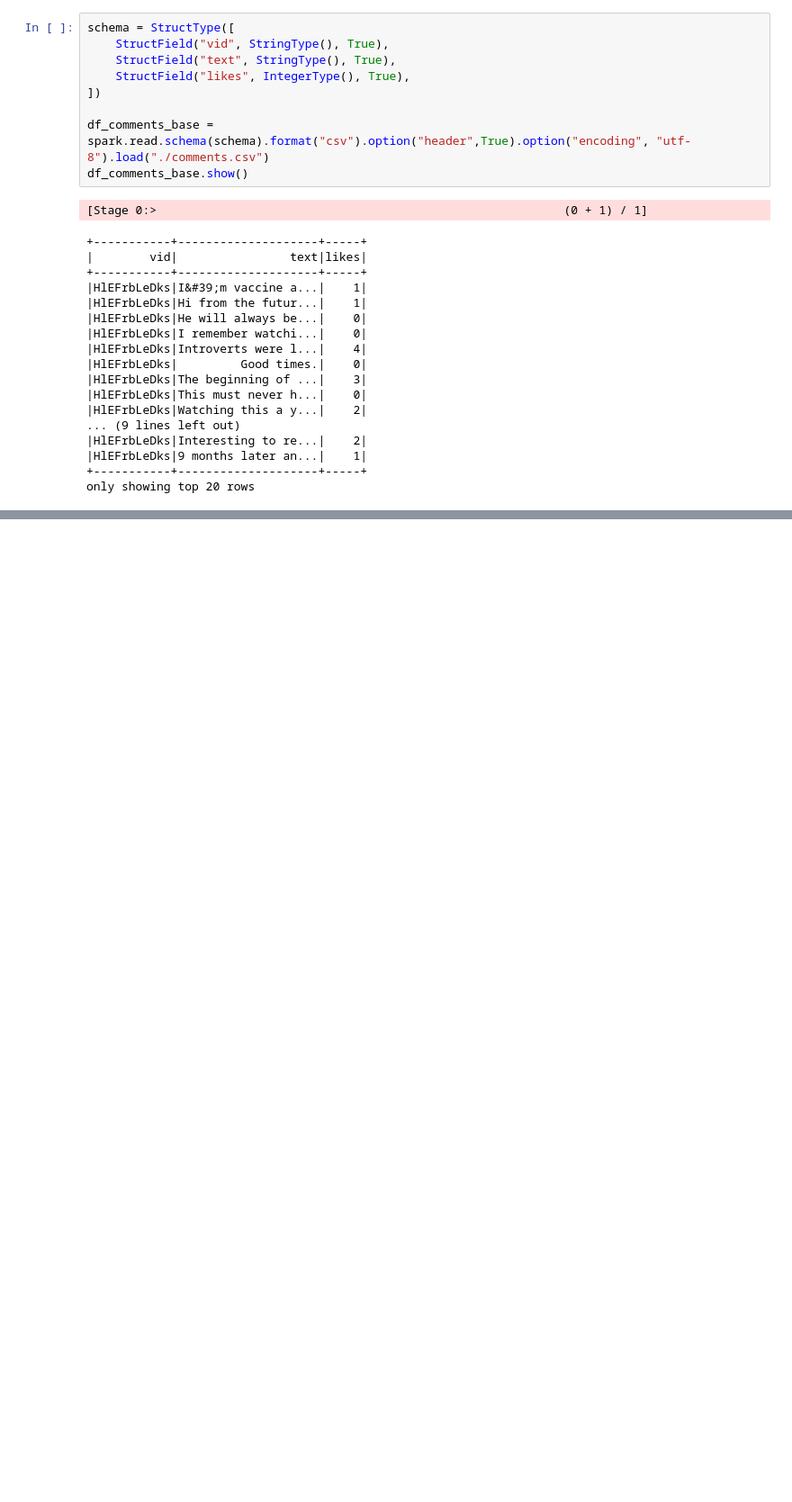
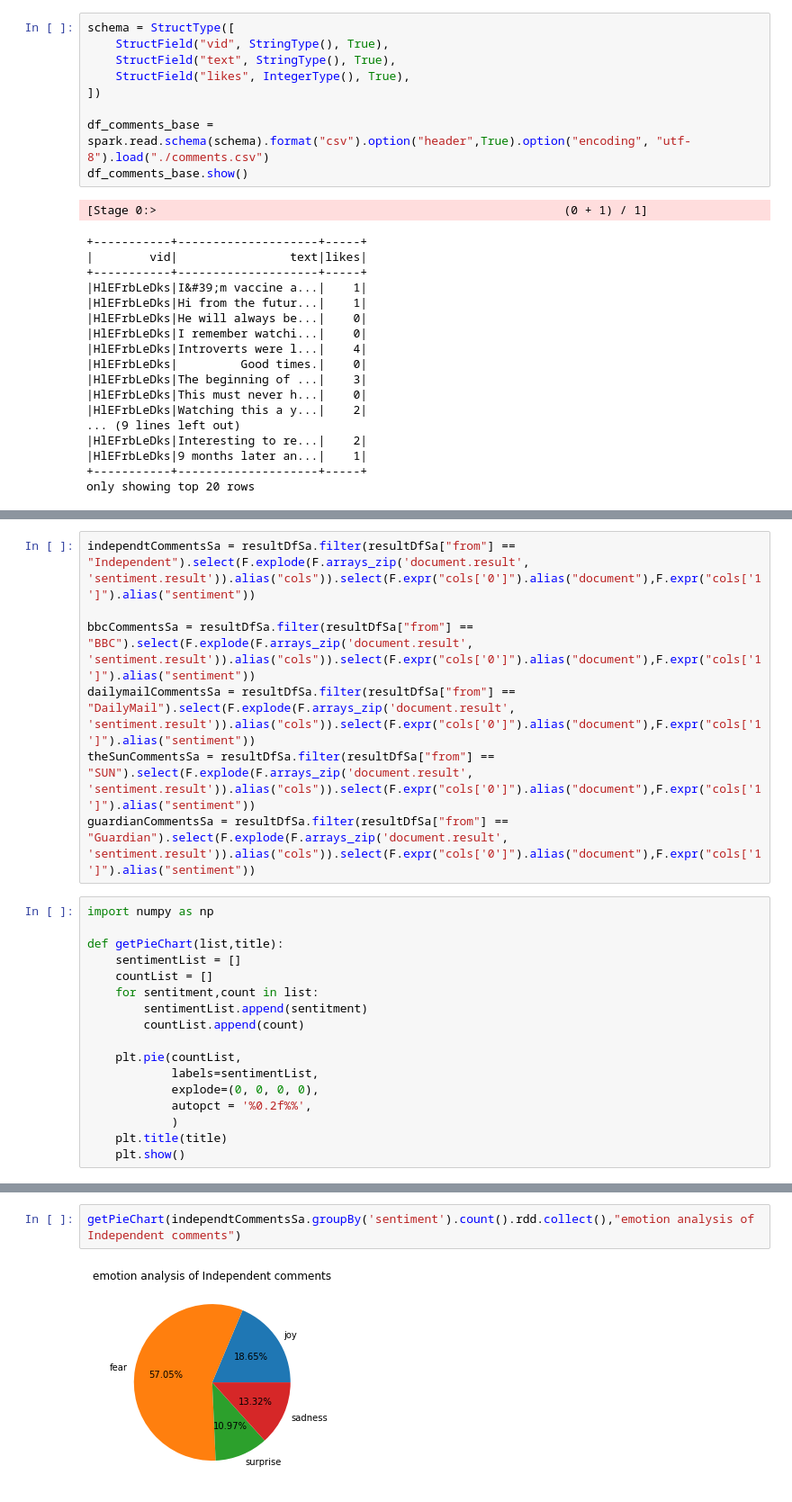
Before and after one commit to WesleyOMorrow/SW_group27, a Jupyter notebook: project/youtube_api_retrieval/youtube_comments_analyzer_LDA.ipynb, the cells around one changed output, grey strips where cells are left out. Shown at 90% size. Cells and saved outputs as stored; diff of their text form; blank space fills up the shorter version.

Commit message:
add emotion analysis

```diff
--- a/project/youtube_api_retrieval/youtube_comments_analyzer_LDA.ipynb
+++ b/project/youtube_api_retrieval/youtube_comments_analyzer_LDA.ipynb
@@ -309,0 +373,24 @@ Successfully installed cycler-0.11.0 fonttools-4.28.5 kiwisolver-1.3.2 matplotli
+# %%
+independtCommentsSa = resultDfSa.filter(resultDfSa["from"] == "Independent").select(F.explode(F.arrays_zip('document.result', 'sentiment.result')).alias("cols")).select(F.expr("cols['0']").alias("document"),F.expr("cols['1']").alias("sentiment"))
+
+bbcCommentsSa = resultDfSa.filter(resultDfSa["from"] == "BBC").select(F.explode(F.arrays_zip('document.result', 'sentiment.result')).alias("cols")).select(F.expr("cols['0']").alias("document"),F.expr("cols['1']").alias("sentiment"))
+dailymailCommentsSa = resultDfSa.filter(resultDfSa["from"] == "DailyMail").select(F.explode(F.arrays_zip('document.result', 'sentiment.result')).alias("cols")).select(F.expr("cols['0']").alias("document"),F.expr("cols['1']").alias("sentiment"))
+theSunCommentsSa = resultDfSa.filter(resultDfSa["from"] == "SUN").select(F.explode(F.arrays_zip('document.result', 'sentiment.result')).alias("cols")).select(F.expr("cols['0']").alias("document"),F.expr("cols['1']").alias("sentiment"))
+guardianCommentsSa = resultDfSa.filter(resultDfSa["from"] == "Guardian").select(F.explode(F.arrays_zip('document.result', 'sentiment.result')).alias("cols")).select(F.expr("cols['0']").alias("document"),F.expr("cols['1']").alias("sentiment"))
+# %%
+import numpy as np
+
+def getPieChart(list,title):
+    sentimentList = []
+    countList = []
+    for sentitment,count in list:
+        sentimentList.append(sentitment)
+        countList.append(count)
+
+    plt.pie(countList,
+            labels=sentimentList,
+            explode=(0, 0, 0, 0),
+            autopct = '%0.2f%%',
+            )
+    plt.title(title)
+    plt.show()
@@ -309,0 +408,4 @@ Successfully installed cycler-0.11.0 fonttools-4.28.5 kiwisolver-1.3.2 matplotli
+# %%
+getPieChart(independtCommentsSa.groupBy('sentiment').count().rdd.collect(),"emotion analysis of Independent comments")
+# %% [output]
+[figure, added]
```
Also changed, not shown: parts of 31 cells of this notebook.
